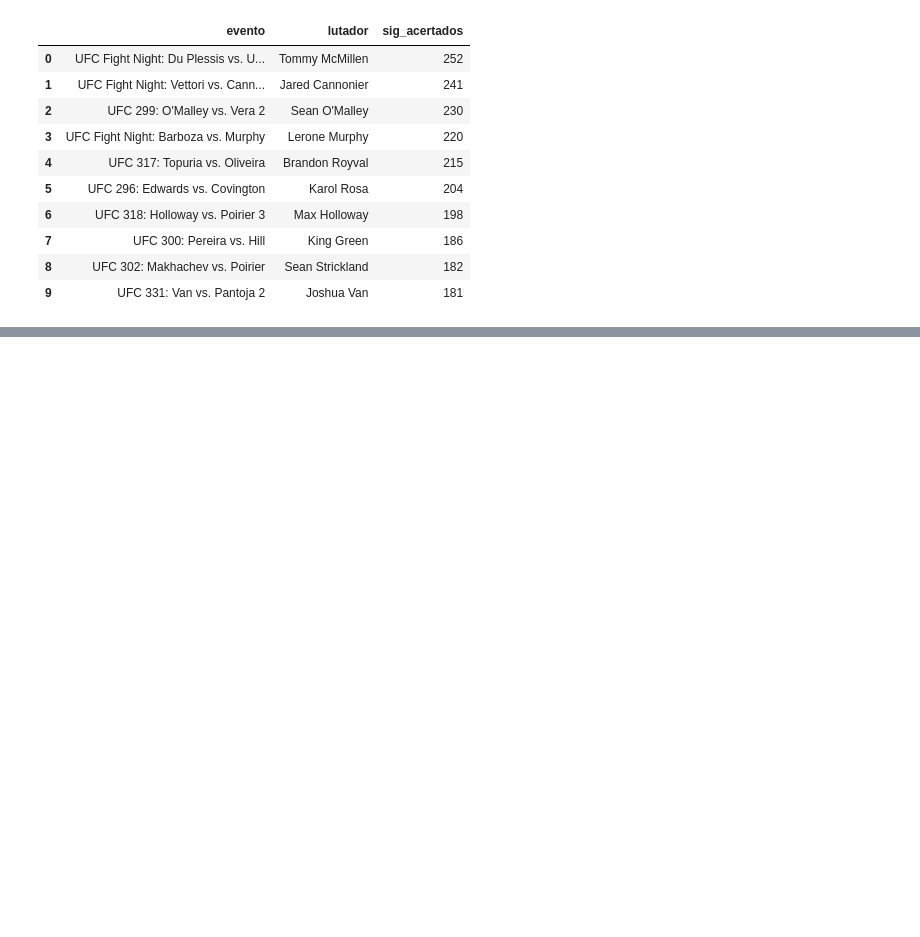
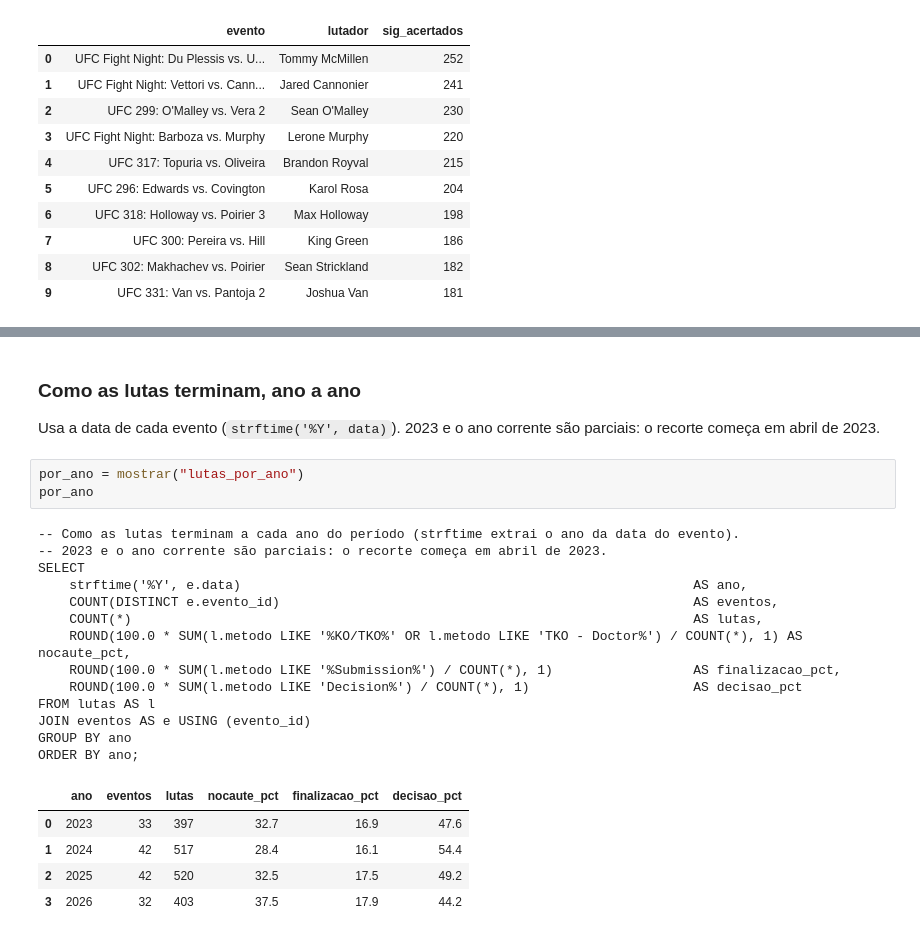
Before and after one commit to khannnn1/ufc-data, a Jupyter notebook: notebooks/03_sql.ipynb, the cells around one changed output, grey strips where cells are left out. Saved outputs shown, nothing was run; the diff lists cells and outputs as text; blank space fills up the shorter version.

```diff
--- a/notebooks/03_sql.ipynb
+++ b/notebooks/03_sql.ipynb
@@ -423,3 +426,29 @@ LIMIT 10;
 | 7 | Navajo Stirling | 6 |
 | 8 | Quillan Salkilld | 6 |
 | 9 | Steve Garcia | 6 |
+# %% [markdown]
+### Como as lutas terminam, ano a ano
+
+Usa a data de cada evento (`strftime('%Y', data)`). 2023 e o ano corrente são parciais: o recorte começa em abril de 2023.
+# %%
+por_ano = mostrar("lutas_por_ano")
+por_ano
+# %% [output]
+-- Como as lutas terminam a cada ano do período (strftime extrai o ano da data do evento).
+-- 2023 e o ano corrente são parciais: o recorte começa em abril de 2023.
+SELECT
+    strftime('%Y', e.data)                                                          AS ano,
+    COUNT(DISTINCT e.evento_id)                                                     AS eventos,
+    COUNT(*)                                                                        AS lutas,
+    ROUND(100.0 * SUM(l.metodo LIKE '%KO/TKO%' OR l.metodo LIKE 'TKO - Doctor%') / COUNT(*), 1) AS nocaute_pct,
+    ROUND(100.0 * SUM(l.metodo LIKE '%Submission%') / COUNT(*), 1)                  AS finalizacao_pct,
+    ROUND(100.0 * SUM(l.metodo LIKE 'Decision%') / COUNT(*), 1)                     AS decisao_pct
+FROM lutas AS l
+JOIN eventos AS e USING (evento_id)
+GROUP BY ano
+ORDER BY ano;
+|  | ano | eventos | lutas | nocaute_pct | finalizacao_pct | decisao_pct |
+| 0 | 2023 | 33 | 397 | 32.7 | 16.9 | 47.6 |
+| 1 | 2024 | 42 | 517 | 28.4 | 16.1 | 54.4 |
+| 2 | 2025 | 42 | 520 | 32.5 | 17.5 | 49.2 |
+| 3 | 2026 | 32 | 403 | 37.5 | 17.9 | 44.2 |
```
Also changed, not shown: parts of 6 cells of this notebook, 12 other files.
